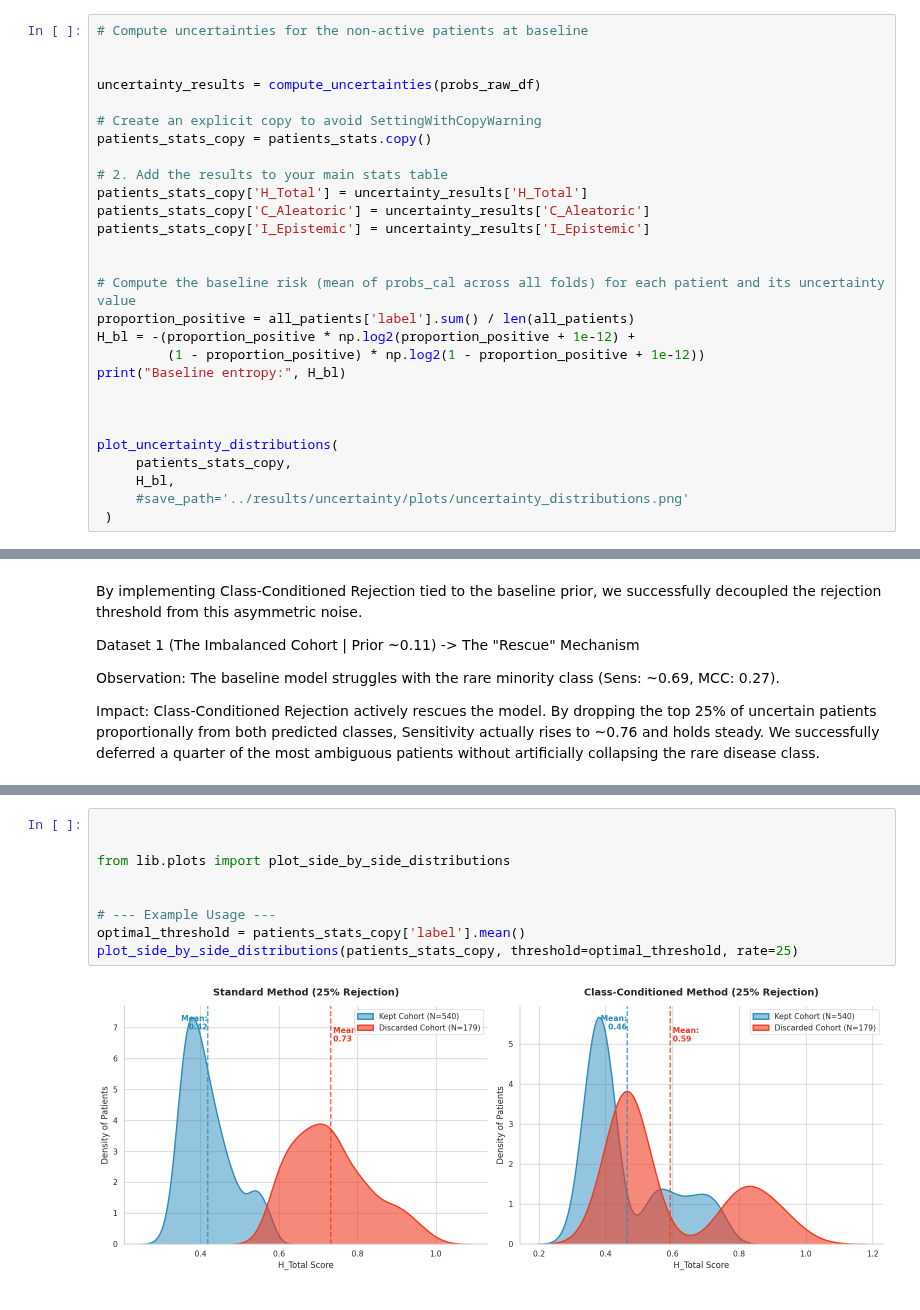
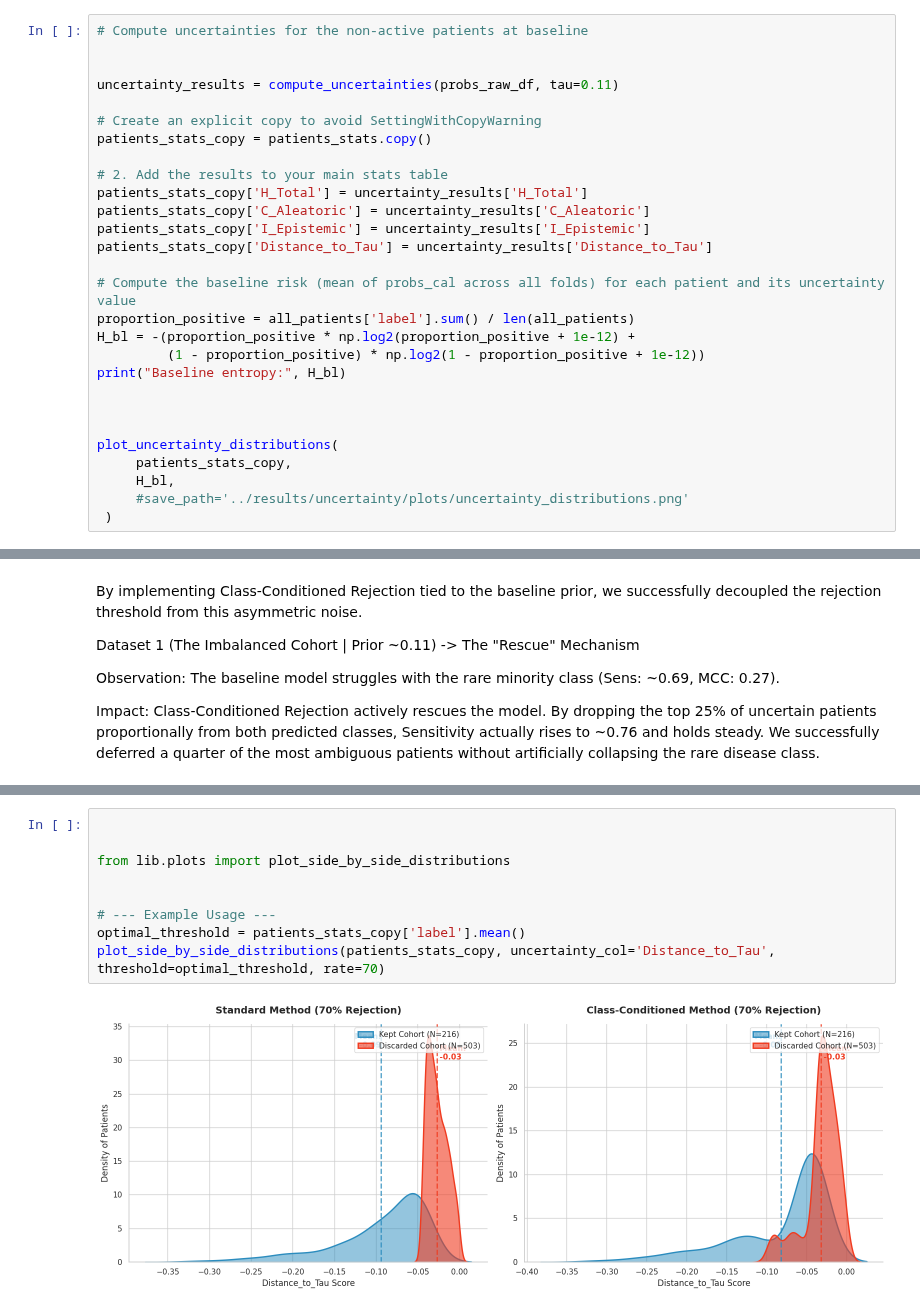
Before and after one commit to endrwalter/uncertainty_ml, a Jupyter notebook: code_uncertainty/main_ms.ipynb, the cells around one changed output, grey strips where cells are left out. Cells and saved outputs as stored; diff of their text form.

Commit message:
add distance to tau as a metric

```diff
--- a/code_uncertainty/main_ms.ipynb
+++ b/code_uncertainty/main_ms.ipynb
@@ -44,7 +44,7 @@ Successfully aggregated 21600 predictions across 719 unique patients.
 # Compute uncertainties for the non-active patients at baseline
 
 
-uncertainty_results = compute_uncertainties(probs_raw_df)
+uncertainty_results = compute_uncertainties(probs_raw_df, tau=0.11)
 
 # Create an explicit copy to avoid SettingWithCopyWarning
 patients_stats_copy = patients_stats.copy()
@@ -53,7 +53,7 @@ patients_stats_copy = patients_stats.copy()
 patients_stats_copy['H_Total'] = uncertainty_results['H_Total']
 patients_stats_copy['C_Aleatoric'] = uncertainty_results['C_Aleatoric']
 patients_stats_copy['I_Epistemic'] = uncertainty_results['I_Epistemic']
-
+patients_stats_copy['Distance_to_Tau'] = uncertainty_results['Distance_to_Tau']
 
 # Compute the baseline risk (mean of probs_cal across all folds) for each patient and its uncertainty value
 proportion_positive = all_patients['label'].sum() / len(all_patients)
@@ -191,11 +187,11 @@ I_Epistemic 0.010 ± 0.010   0.016 ± 0.020   0.433
 # %%
 
 
 from lib.plots import plot_side_by_side_distributions
 
 
 # --- Example Usage ---
 optimal_threshold = patients_stats_copy['label'].mean()
-plot_side_by_side_distributions(patients_stats_copy, threshold=optimal_threshold, rate=25)
+plot_side_by_side_distributions(patients_stats_copy, uncertainty_col='Distance_to_Tau', threshold=optimal_threshold, rate=70)
 # %% [output]
-[figure, old version]
+[figure, new version]
```
Also changed, not shown: parts of 6 cells of this notebook, 3 other files.
